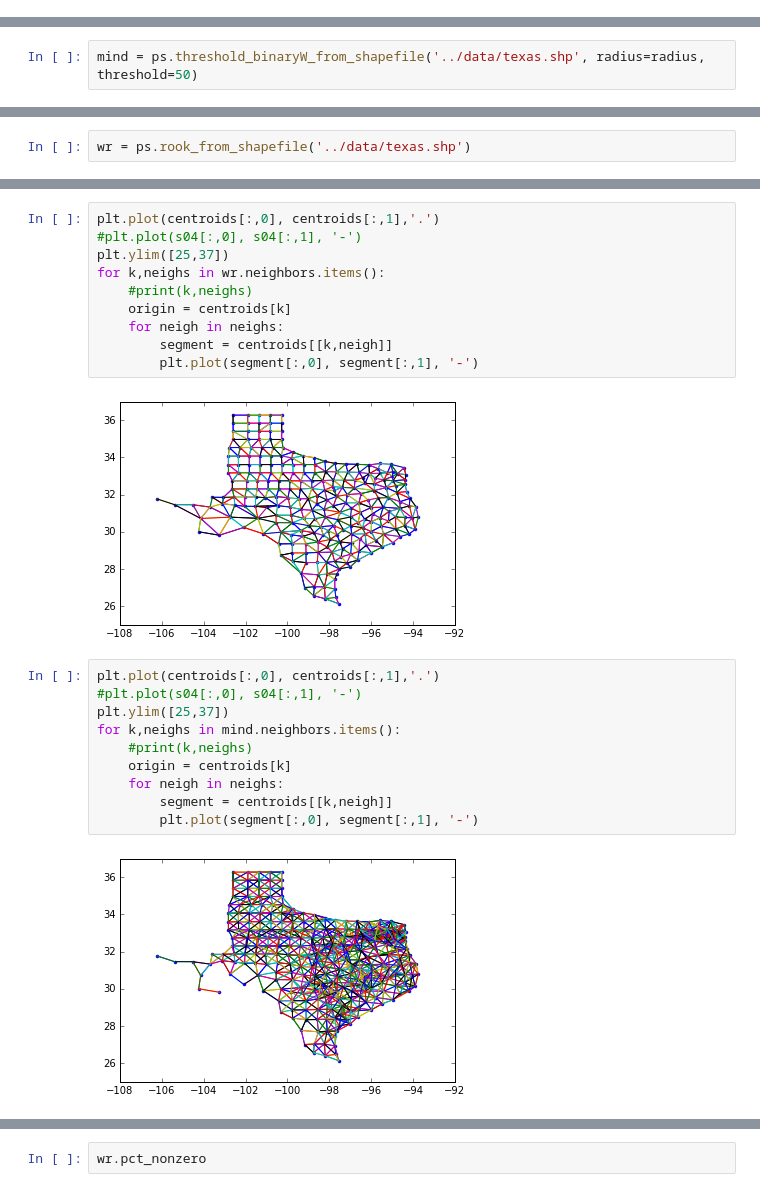
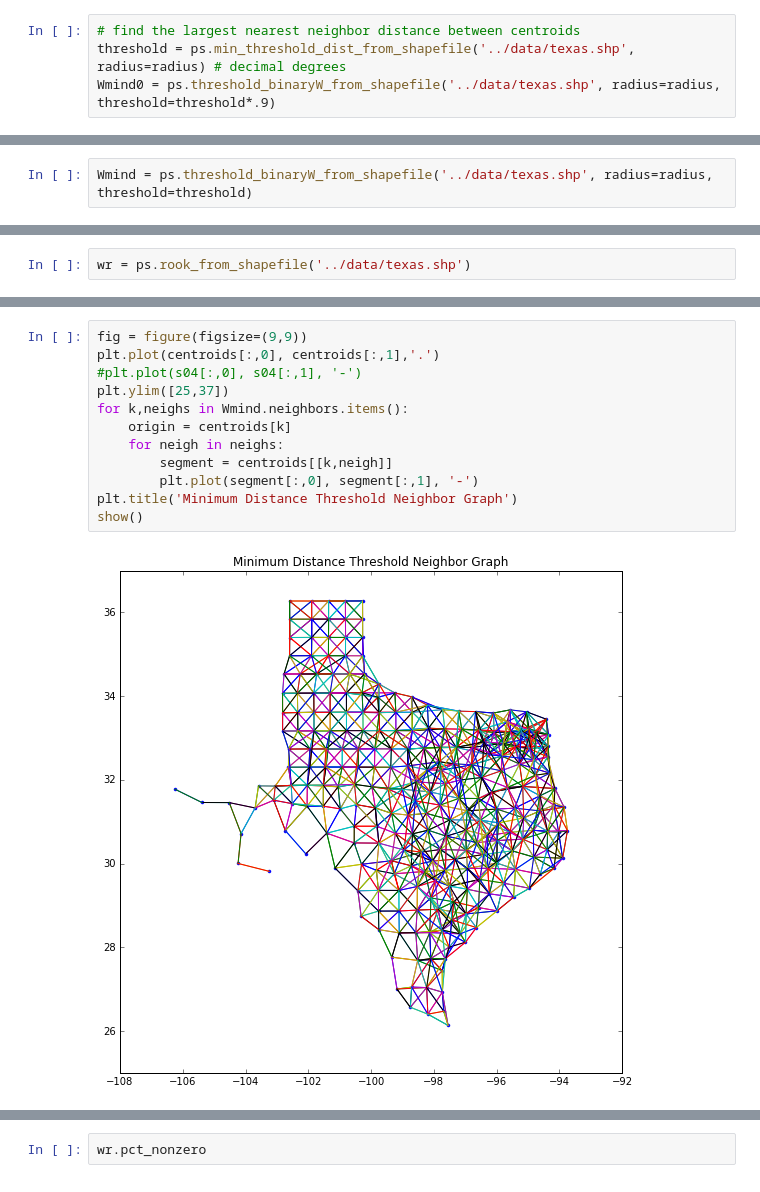
Before and after one commit to darribas/gds_scipy16, a Jupyter notebook: content/part1/03_spatial_weights.ipynb, the cells around one changed output, grey strips where cells are left out. Cells and saved outputs as stored; diff of their text form.

```diff
--- a/content/part1/03_spatial_weights.ipynb
+++ b/content/part1/03_spatial_weights.ipynb
@@ -395,0 +365,4 @@ As you can see, this provides our target observation, Pend Oreille, with many ne
+# %%
+# find the largest nearest neighbor distance between centroids
+threshold = ps.min_threshold_dist_from_shapefile('../data/texas.shp', radius=radius) # decimal degrees
+Wmind0 = ps.threshold_binaryW_from_shapefile('../data/texas.shp', radius=radius, threshold=threshold*.9)
@@ -396,2 +391,2 @@ As you can see, this provides our target observation, Pend Oreille, with many ne
 # %%
-mind = ps.threshold_binaryW_from_shapefile('../data/texas.shp', radius=radius, threshold=50)
+Wmind = ps.threshold_binaryW_from_shapefile('../data/texas.shp', radius=radius, threshold=threshold)
@@ -498,25 +494,15 @@ for k,neighs in wr.neighbors.items():
 # %%
+fig = figure(figsize=(9,9))
 plt.plot(centroids[:,0], centroids[:,1],'.')
 #plt.plot(s04[:,0], s04[:,1], '-')
 plt.ylim([25,37])
-for k,neighs in wr.neighbors.items():
-    #print(k,neighs)
+for k,neighs in Wmind.neighbors.items():
     origin = centroids[k]
     for neigh in neighs:
         segment = centroids[[k,neigh]]
         plt.plot(segment[:,0], segment[:,1], '-')
+plt.title('Minimum Distance Threshold Neighbor Graph')
+show()
 # %% [output]
-[figure, old version]
+[figure, new version]
-# %%
-plt.plot(centroids[:,0], centroids[:,1],'.')
-#plt.plot(s04[:,0], s04[:,1], '-')
-plt.ylim([25,37])
-for k,neighs in mind.neighbors.items():
-    #print(k,neighs)
-    origin = centroids[k]
-    for neigh in neighs:
-        segment = centroids[[k,neigh]]
-        plt.plot(segment[:,0], segment[:,1], '-')
-# %% [output]
-[figure, removed]
 # %%
```
Also changed, not shown: parts of 48 cells of this notebook.
